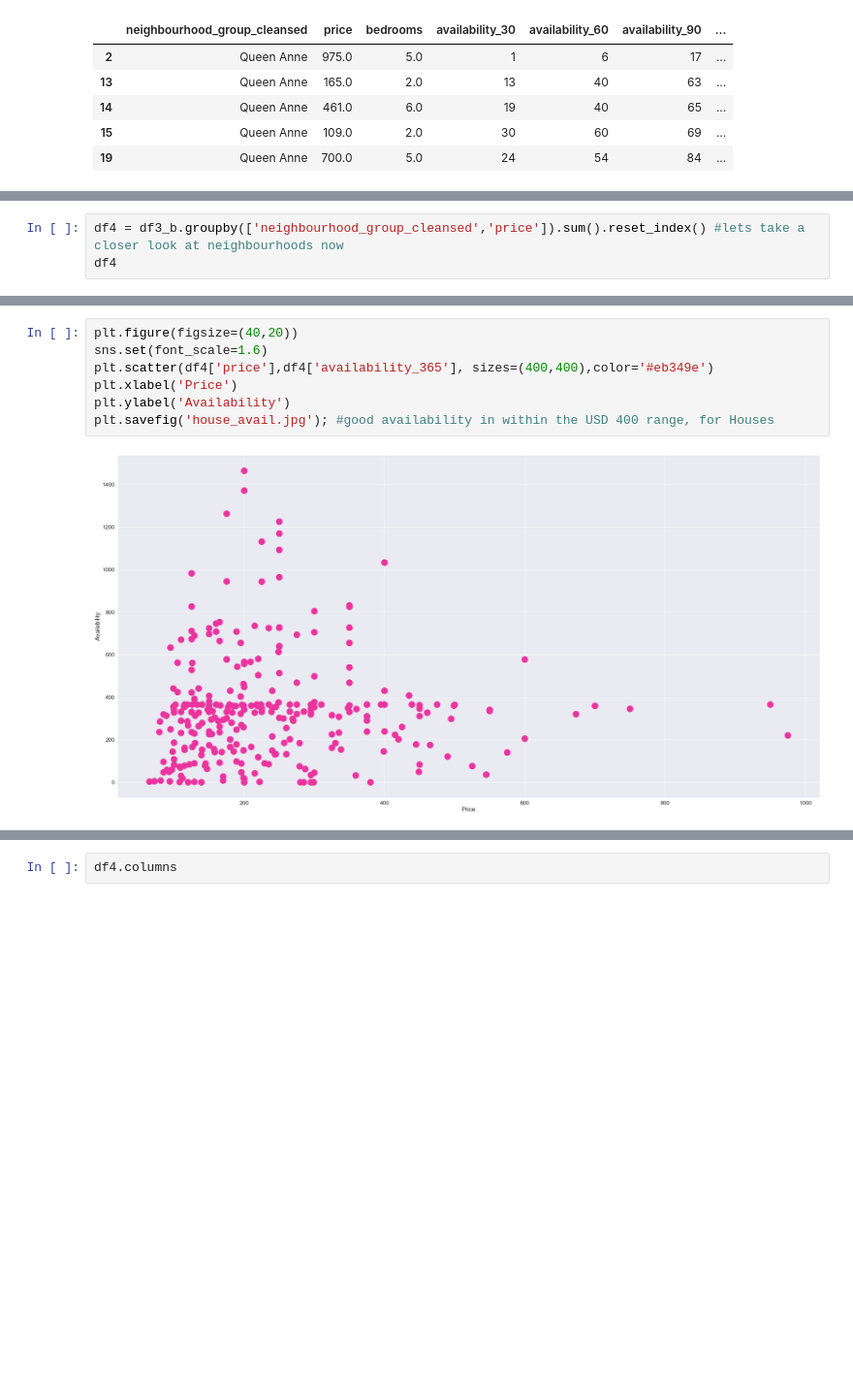
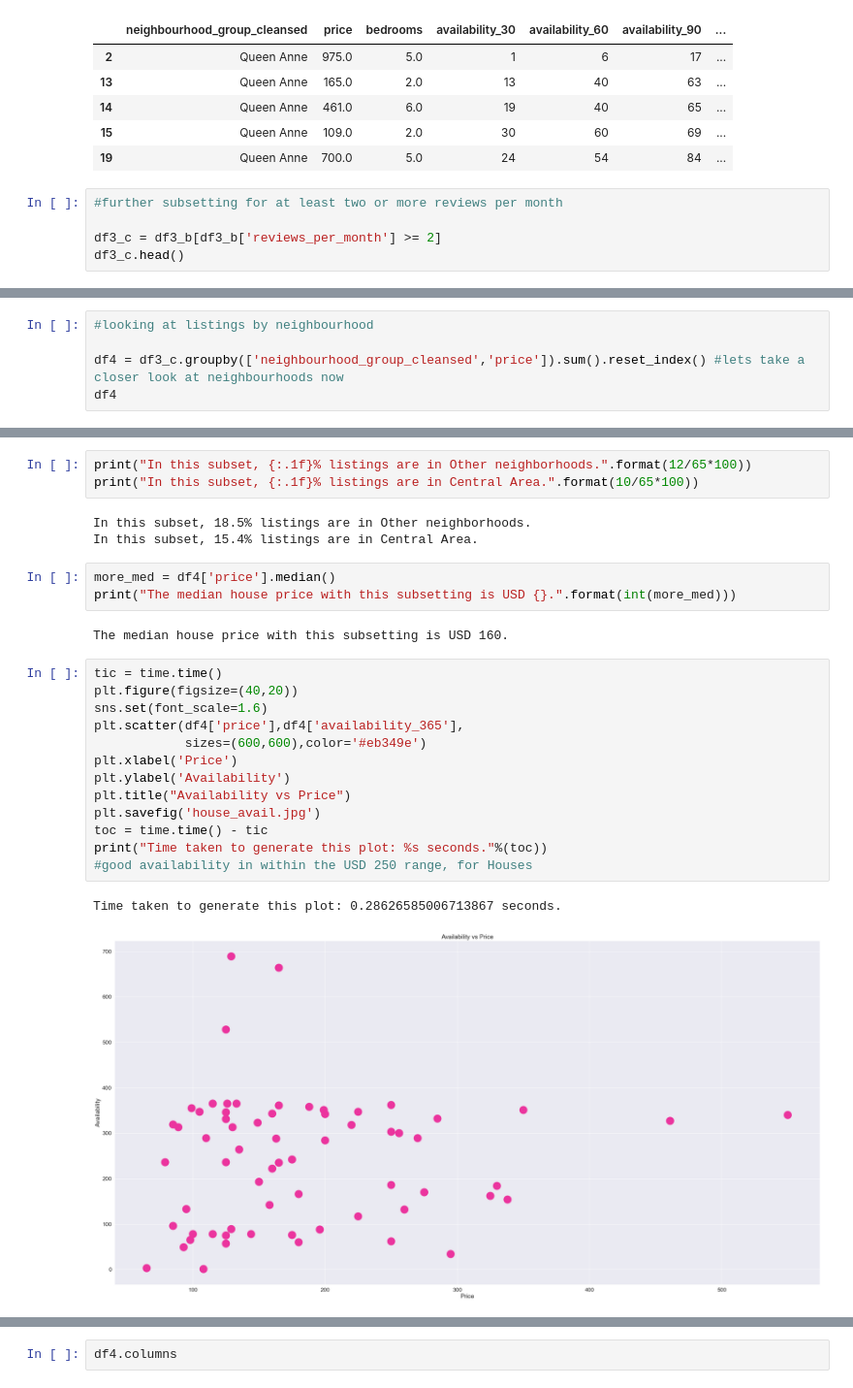
Before and after one commit to sukanto-m/Seattle-Airbnb, a Jupyter notebook: Seattle_House_Listings.ipynb, the cells around one changed output, grey strips where cells are left out. Shown at 97% size. Drawn from its saved outputs; the diff is of its cells as text; blank space fills up the shorter version.

```diff
--- a/Seattle_House_Listings.ipynb
+++ b/Seattle_House_Listings.ipynb
@@ -251,3 +279,8 @@ df3_b.head()
 | 14 | Queen Anne | 461.0 | 6.0 | 19 | 40 | 65 | ... |
 | 15 | Queen Anne | 109.0 | 2.0 | 30 | 60 | 69 | ... |
 | 19 | Queen Anne | 700.0 | 5.0 | 24 | 54 | 84 | ... |
+# %%
+#further subsetting for at least two or more reviews per month
+
+df3_c = df3_b[df3_b['reviews_per_month'] >= 2]
+df3_c.head()
@@ -253,0 +355,5 @@ df3_b.head()
+# %%
+#looking at listings by neighbourhood
+
+df4 = df3_c.groupby(['neighbourhood_group_cleansed','price']).sum().reset_index() #lets take a closer look at neighbourhoods now
+df4
@@ -292,3 +377,0 @@ plt.savefig('house_price_hist.jpg'); #overall price distribution is centred arou
-# %%
-df4 = df3_b.groupby(['neighbourhood_group_cleansed','price']).sum().reset_index() #lets take a closer look at neighbourhoods now
-df4
@@ -329,11 +395,29 @@ Downtown                1
 Name: neighbourhood_group_cleansed, dtype: int64
+# %%
+print("In this subset, {:.1f}% listings are in Other neighborhoods.".format(12/65*100))
+print("In this subset, {:.1f}% listings are in Central Area.".format(10/65*100))
+# %% [output]
+In this subset, 18.5% listings are in Other neighborhoods.
+In this subset, 15.4% listings are in Central Area.
+# %%
+more_med = df4['price'].median()
+print("The median house price with this subsetting is USD {}.".format(int(more_med)))
+# %% [output]
+The median house price with this subsetting is USD 160.
 # %%
+tic = time.time()
 plt.figure(figsize=(40,20))
 sns.set(font_scale=1.6)
-plt.scatter(df4['price'],df4['availability_365'], sizes=(400,400),color='#eb349e')
+plt.scatter(df4['price'],df4['availability_365'],
+            sizes=(600,600),color='#eb349e')
 plt.xlabel('Price')
 plt.ylabel('Availability')
-plt.savefig('house_avail.jpg'); #good availability in within the USD 400 range, for Houses
+plt.title("Availability vs Price")
+plt.savefig('house_avail.jpg')
+toc = time.time() - tic
+print("Time taken to generate this plot: %s seconds."%(toc))
+#good availability in within the USD 250 range, for Houses
 # %% [output]
+Time taken to generate this plot: 0.28626585006713867 seconds.
-[figure, old version]
+[figure, new version]
 # %%
```
Also changed, not shown: parts of 37 cells of this notebook, 1 other file.
